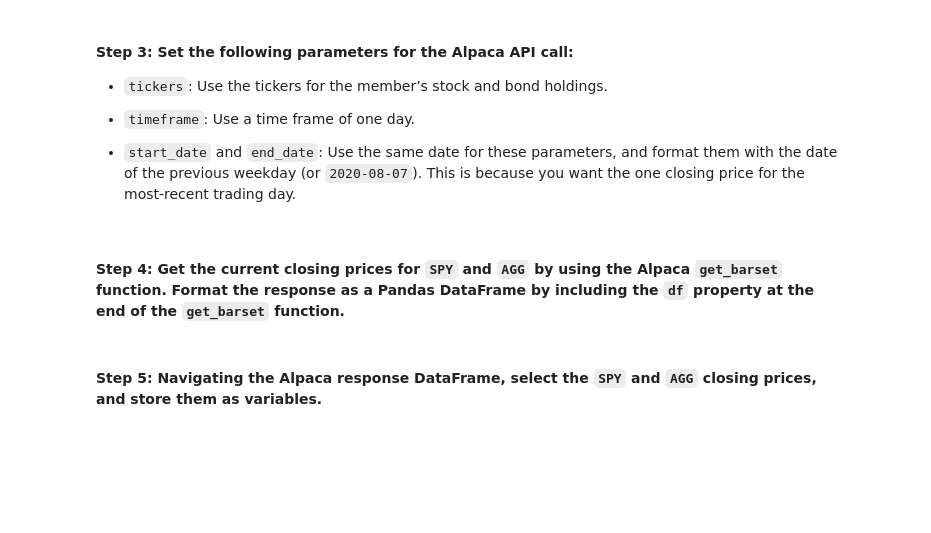
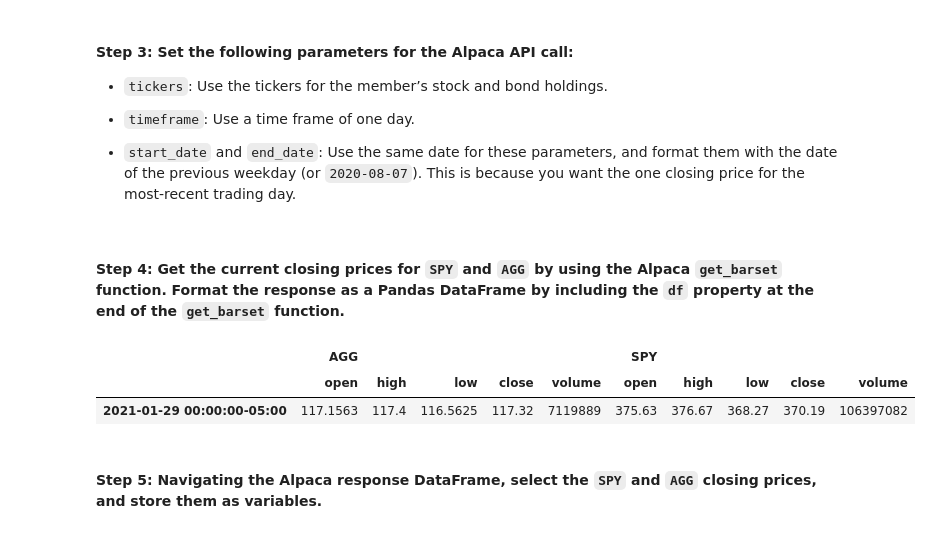
Before and after one commit to billysco/quantitative_financial_planner, a Jupyter notebook: financial_planning_tools.ipynb, the cells around one changed output. Saved outputs shown, nothing was run; the diff lists cells and outputs as text; code cells hidden in the pictures; blank space fills up the shorter version.

```diff
--- a/financial_planning_tools.ipynb
+++ b/financial_planning_tools.ipynb
@@ -193,0 +187,9 @@ agg_shares = 200
+# %%
+# Set the variables for the Alpaca API and secret keys
+alpaca_api_key = os.getenv('ALPACA_API_KEY')
+alpaca_secret_key = os.getenv('ALPACA_SECRET_KEY')
+
+# Create the Alpaca tradeapi.REST object
+alpaca = tradeapi.REST(alpaca_api_key,alpaca_secret_key,api_version='v2')
+display(type(alpaca_api_key)) # test to make sure api key imported successfully, str indicates import successful
+display(type(alpaca_secret_key)) # test to make sure api key imported successfully, str indicates import successful
@@ -201,26 +206,29 @@ agg_shares = 200
 - `start_date` and `end_date`: Use the same date for these parameters, and format them with the date of the previous weekday (or `2020-08-07`). This is because you want the one closing price for the most-recent trading day.
 # %%
 # Set the tickers for both the bond and stock portion of the portfolio
-# YOUR CODE HERE
+tickers = ['SPY','AGG']
 
 # Set timeframe to 1D
-# YOUR CODE HERE
+timeframe = '1D'
 
 # Format current date as ISO format
 # Set both the start and end date at the date of your prior weekday
 # This will give you the closing price of the previous trading day
-# Alternatively you can use a start and end date of 2020-08-07
-# YOUR CODE HERE
-# YOUR CODE HERE
+start_date = pd.Timestamp('2021-01-29',tz='America/New_York').isoformat()
+end_date = pd.Timestamp('2021-01-29',tz='America/New_York').isoformat()
 # %% [markdown]
 #### Step 4: Get the current closing prices for `SPY` and `AGG` by using the Alpaca `get_barset` function. Format the response as a Pandas DataFrame by including the `df` property at the end of the `get_barset` function.
 # %%
 # Use the Alpaca get_barset function to get current closing prices the portfolio
 # Be sure to set the `df` property after the function to format the response object as a DataFrame
-# YOUR CODE HERE
+prices_df = alpaca.get_barset(tickers,timeframe,start=start_date,end=end_date).df
 
 # Review the first 5 rows of the Alpaca DataFrame
-# YOUR CODE HERE
+prices_df.head()
+# %% [output]
+|  | AGG |  |  |  |  | SPY |  |  |  |  |
+|  | open | high | low | close | volume | open | high | low | close | volume |
+| 2021-01-29 00:00:00-05:00 | 117.1563 | 117.4 | 116.5625 | 117.32 | 7119889 | 375.63 | 376.67 | 368.27 | 370.19 | 106397082 |
 # %% [markdown]
 #### Step 5: Navigating the Alpaca response DataFrame, select the `SPY` and `AGG` closing prices, and store them as variables.
 # %%
```
Also changed, not shown: parts of 8 cells of this notebook.
